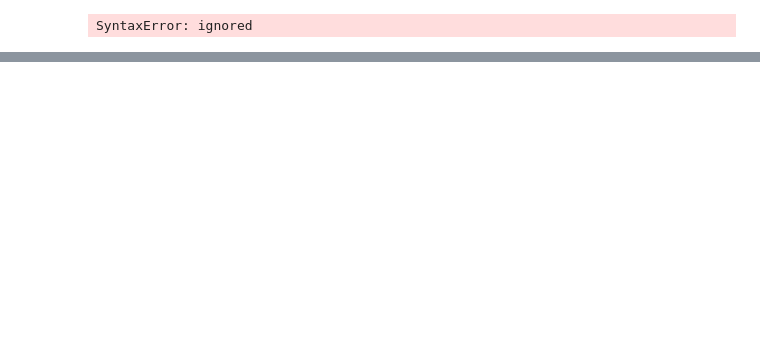
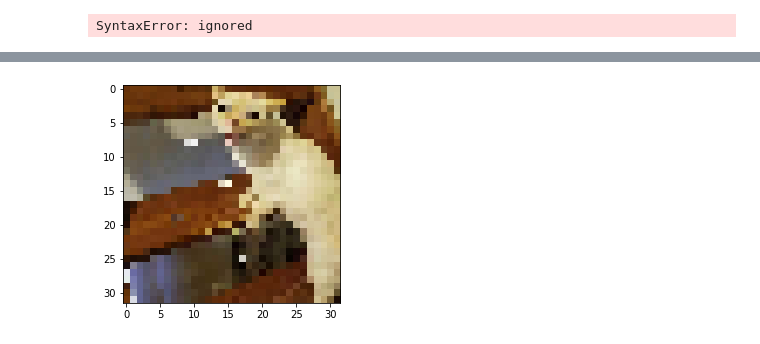
Before and after one commit to HoangKhaLe/b-i-t-p-n-i-c-m-i-n, a Jupyter notebook: Code.ipynb, the cells around one changed output, grey strips where cells are left out. Saved outputs shown, nothing was run; the diff lists cells and outputs as text; code cells hidden in the pictures; blank space fills up the shorter version.

```diff
--- a/Code.ipynb
+++ b/Code.ipynb
@@ -706,0 +467,17 @@ np.argmax(model.predict(img), axis = 1)
+# %%
+from keras.layers.serialization import activation
+from keras import models
+from keras import layers
+model = models.Sequential()
+model.add(layers.Dense(2000, activation = 'relu', input_shape = (1024*3,)))
+model.add(layers.Dense(2000, activation = 'softmax'))
+model.add(layers.Dense(10, activation = 'softmax'))
+model.summary()
+
+x_train = x_train.reshape((50000, 1024*3))
+x_test = x_test.reshape((10000, 1024*3))
+x_train = x_train.astype('float32')/255
+x_test = x_test.astype('float32')/255
+
+x_train.shape
+x_test.shape
@@ -706,0 +501,12 @@ np.argmax(model.predict(img), axis = 1)
+# %%
+from keras.utils import np_utils
+y_train = np_utils.to_categorical(y_train, 10)
+y_test = np_utils.to_categorical(y_test, 10)
+# %%
+model = models.Sequential()
+model.add(layers.Dense(2000, activation = 'relu', input_shape = (1024*3,)))
+model.add(layers.Dense(2000, activation = 'relu'))
+model.add(layers.Dense(10, activation = 'softmax'))
+# %%
+model.compile(optimizer = 'rmsprop', loss ='categorical_crossentropy', metrics= ['accuracy'])
+model.fit(x_train, y_train, epochs = 50, batch_size = 128)
@@ -706,0 +537,13 @@ np.argmax(model.predict(img), axis = 1)
+# %%
+import numpy as np
+from keras.utils import img_to_array, load_img
+import matplotlib.pyplot as plt
+img = load_img('2.jpg',target_size = (32, 32))
+plt.imshow(img)
+img = img_to_array(img)
+img = img.reshape(1, 32, 32, 3)
+img = img.astype('float32')
+img = img/255
+tess_loss, test_acc = model.evaluate(x_test, y_test)
+print('Test accuracy', test_acc)
+# %% [output]
@@ -706,0 +552 @@ np.argmax(model.predict(img), axis = 1)
+[figure, added]
```
Also changed, not shown: parts of 63 cells of this notebook.
